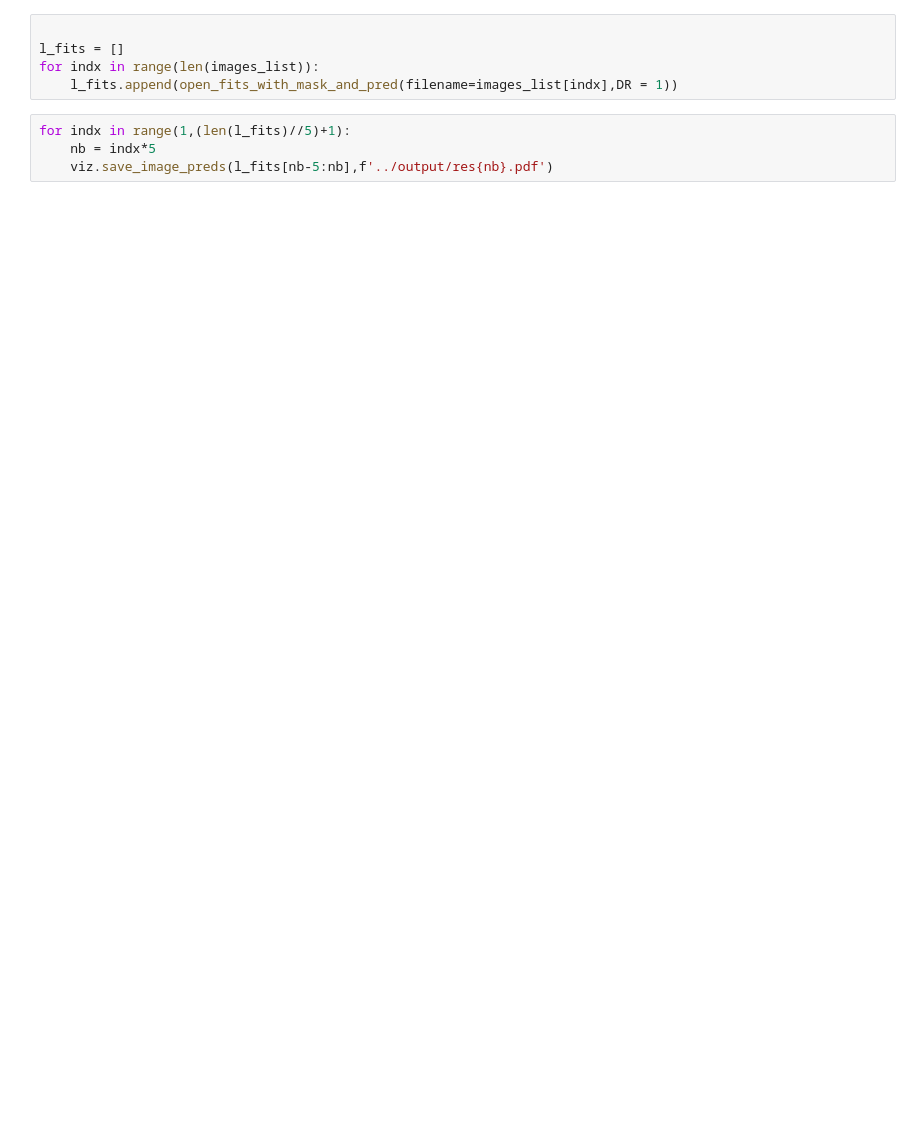
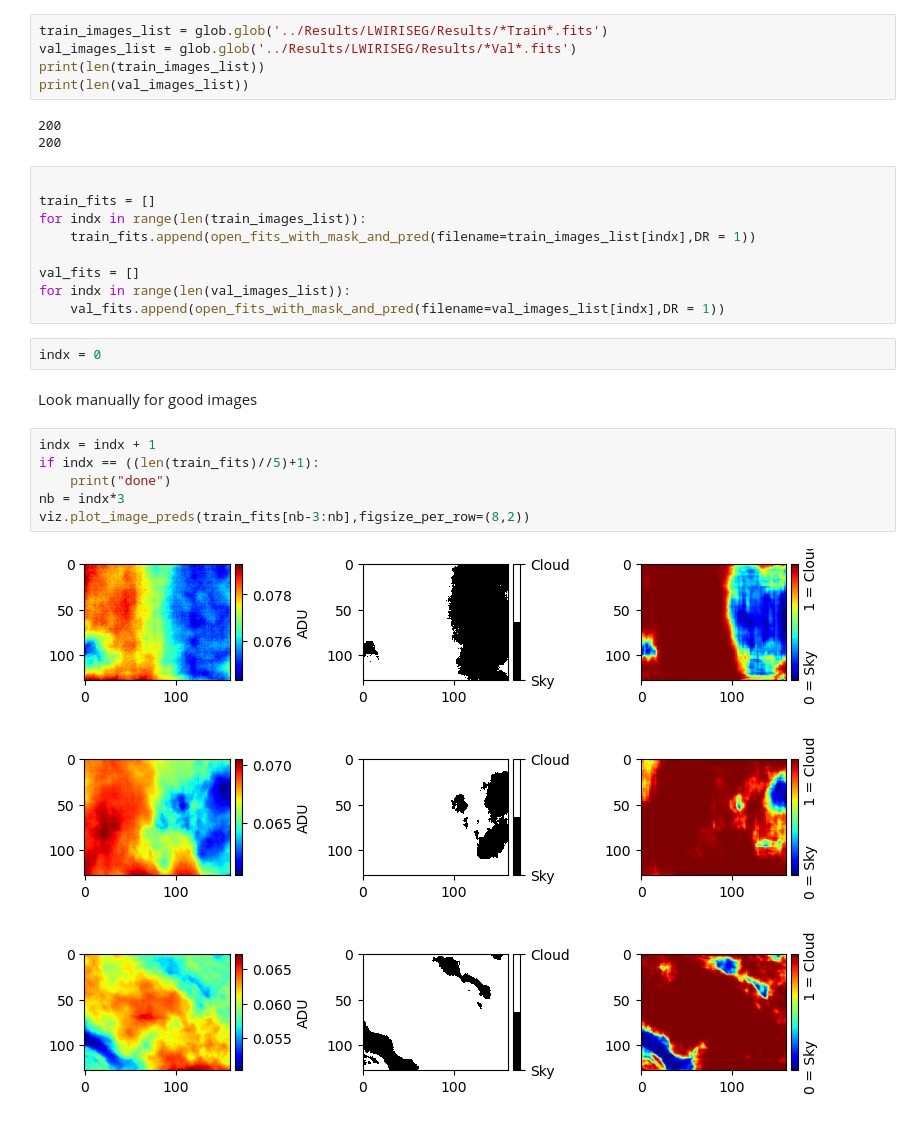
Before and after one commit to ASKabalan/-infrared-cloud-detection-, a Jupyter notebook: notebooks/generating_results_from_fits.ipynb, the cells around one changed output. Cells and saved outputs as stored; diff of their text form; blank space fills up the shorter version.

```diff
--- a/notebooks/generating_results_from_fits.ipynb
+++ b/notebooks/generating_results_from_fits.ipynb
@@ -33,9 +40,29 @@ len(images_list)
+# %%
+train_images_list = glob.glob('../Results/LWIRISEG/Results/*Train*.fits')
+val_images_list = glob.glob('../Results/LWIRISEG/Results/*Val*.fits')
+print(len(train_images_list))
+print(len(val_images_list))
+# %% [output]
+200
+200
 # %%
 
-l_fits = []
-for indx in range(len(images_list)):
-    l_fits.append(open_fits_with_mask_and_pred(filename=images_list[indx],DR = 1))
+train_fits = []
+for indx in range(len(train_images_list)):
+    train_fits.append(open_fits_with_mask_and_pred(filename=train_images_list[indx],DR = 1))
+
+val_fits = []
+for indx in range(len(val_images_list)):
+    val_fits.append(open_fits_with_mask_and_pred(filename=val_images_list[indx],DR = 1))
-# %%
-for indx in range(1,(len(l_fits)//5)+1):
-    nb = indx*5
-    viz.save_image_preds(l_fits[nb-5:nb],f'../output/res{nb}.pdf')
+# %%
+indx = 0
+# %% [markdown]
+Look manually for good images
+# %%
+indx = indx + 1
+if indx == ((len(train_fits)//5)+1):
+    print("done")
+nb = indx*3
+viz.plot_image_preds(train_fits[nb-3:nb],figsize_per_row=(8,2))
+# %% [output]
+[figure, added]
```
Also changed, not shown: parts of 7 cells of this notebook, 7 other files.
